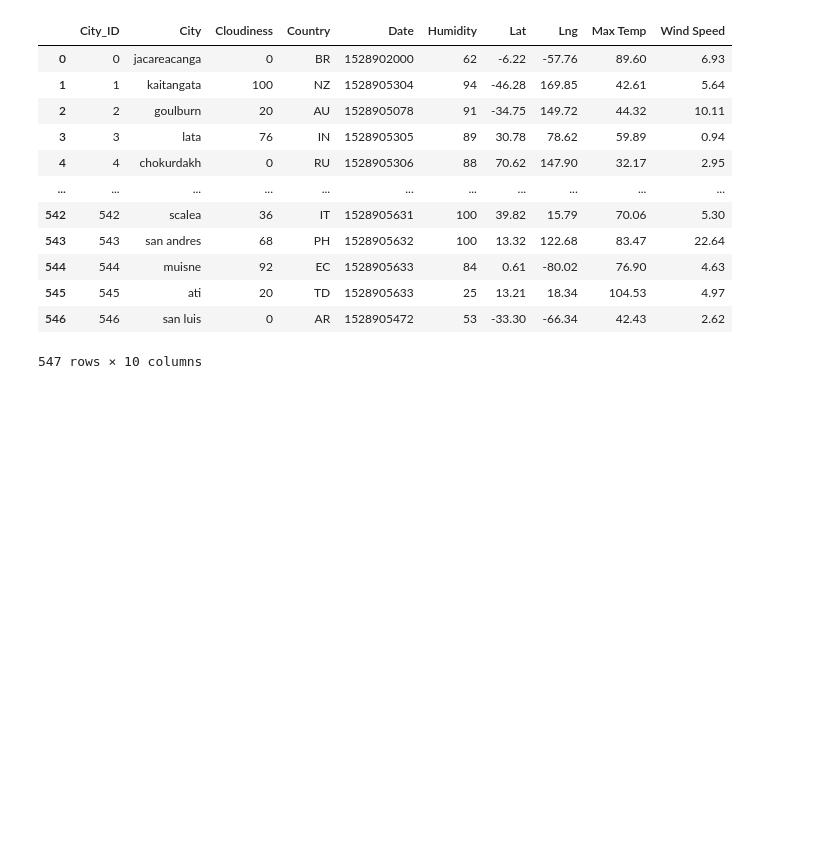
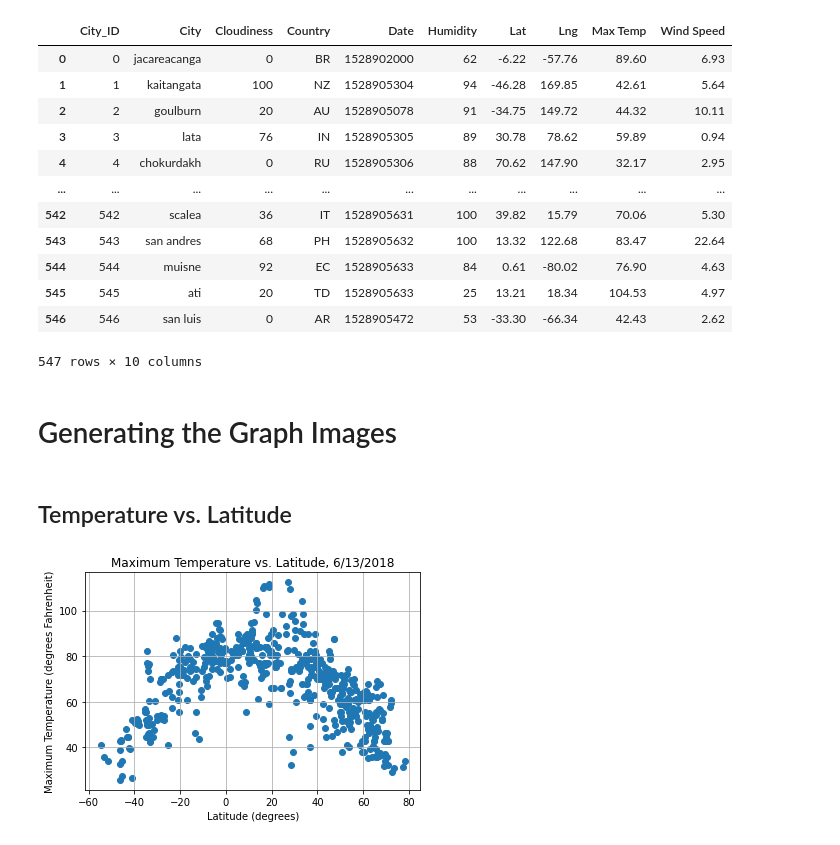
Before and after one commit to SamEspe/web-design-challenge, a Jupyter notebook: Resources/CSV_to_HTML_Conversion.ipynb, the cells around one changed output. Cells and saved outputs as stored; diff of their text form; code cells hidden in the pictures; blank space fills up the shorter version.

Commit message:
Generated graphs from dataframe for visualizations pages

```diff
--- a/Resources/CSV_to_HTML_Conversion.ipynb
+++ b/Resources/CSV_to_HTML_Conversion.ipynb
@@ -20,3 +23,21 @@ cities_df
 # %%
 with open('cities.html', 'w') as cities_html:
     cities_df.to_html(cities_html)
+# %% [markdown]
+# Generating the Graph Images
+# %% [markdown]
+## Temperature vs. Latitude
+# %%
+x_axis_lat = cities_df["Lat"]
+y_axis_temp = cities_df["Max Temp"]
+
+plt.scatter(x_axis_lat, y_axis_temp)
+plt.title("Maximum Temperature vs. Latitude, 6/13/2018")
+plt.xlabel("Latitude (degrees)")
+plt.ylabel("Maximum Temperature (degrees Fahrenheit)")
+plt.grid(True)
+
+plt.savefig("../assets/images/max_temp.png")
+plt.show()
+# %% [output]
+[figure, added]
```
Also changed, not shown: parts of 8 cells of this notebook, 4 other files.
